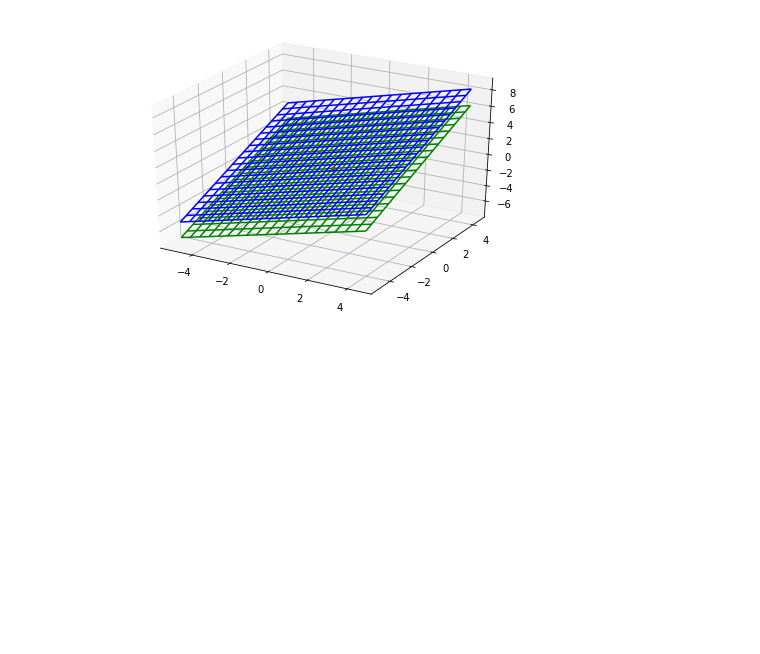
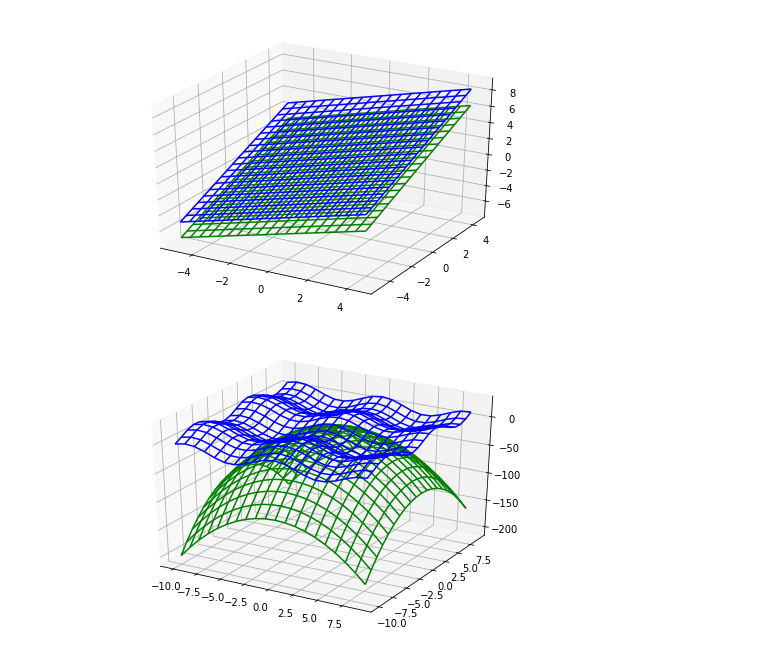
Before and after one commit to fogugy/gb_math, a Jupyter notebook: hw1/Задания к теме 2.ipynb, the cells around one changed output. Drawn from its saved outputs; the diff is of its cells as text; code cells hidden in the pictures; blank space fills up the shorter version.

```diff
--- a/hw1/Задания к теме 2.ipynb
+++ b/hw1/Задания к теме 2.ipynb
@@ -94,3 +94,20 @@ def draw_parallel_planes(A=0, B=0, C=1, D=0, z_offset=0):
 draw_parallel_planes(0.6, 0.8, z_offset=2)
 # %% [output]
 [figure]
+# %%
+def draw_funny_fig():
+    fig = figure()
+    ax = Axes3D(fig)
+    X = np.arange(-10, 10, 1)
+    Y = np.arange(-10, 10, 1)
+    X, Y = np.meshgrid(X, Y)
+    Z = -X**2 - Y**2
+    Z2 = np.cos(X/1.4)*10 + np.sin(Y/1.4)*10
+    ax.plot_wireframe(X, Y, Z2, color='blue')
+    ax.plot_wireframe(X, Y, Z, color='green')
+    ax.scatter(0, 0, 0, 'z', 50, 'red')
+    show()
+
+draw_funny_fig()
+# %% [output]
+[figure, added]
```
